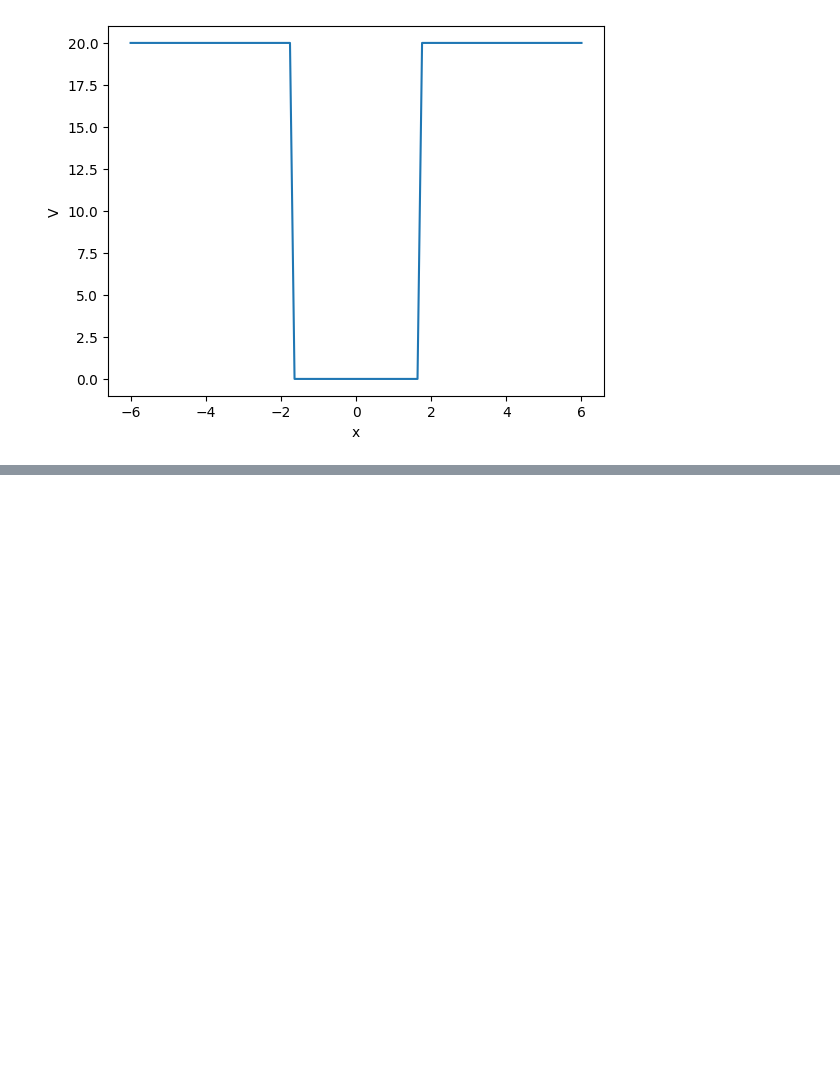
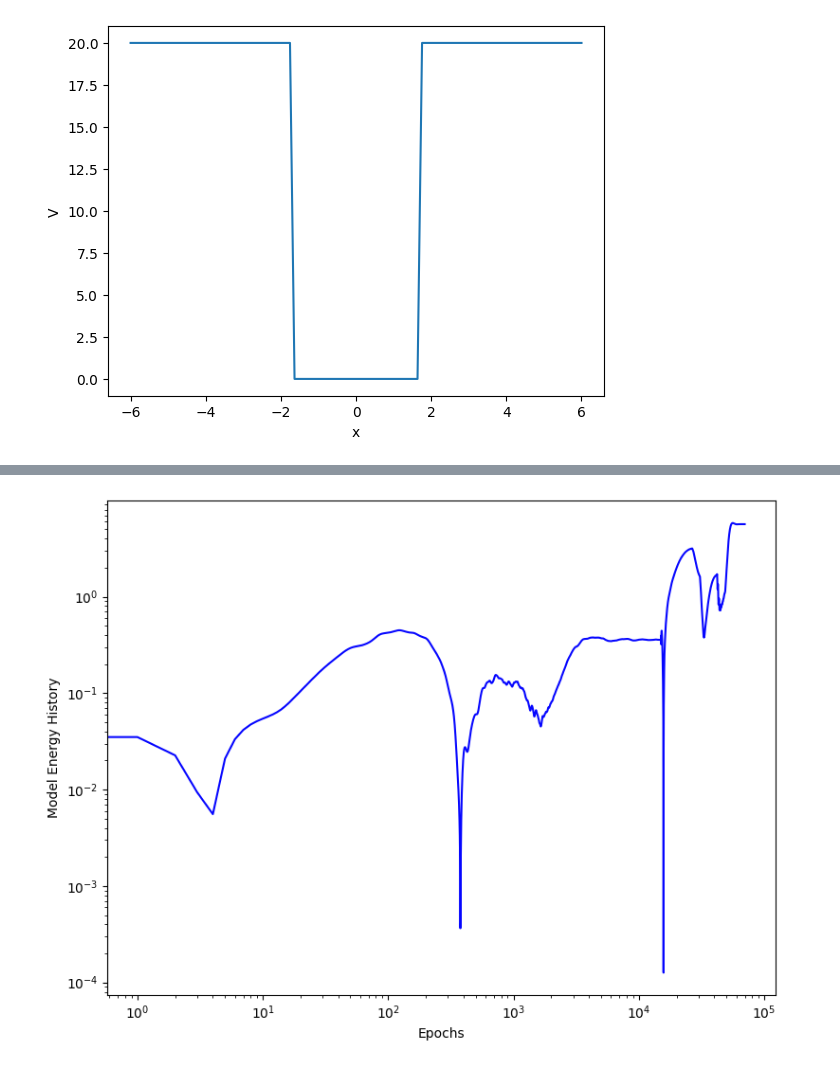
Before and after one commit to bornexmachina/eigen-pinns, a Jupyter notebook: quantum_pinns/single_finite_square_well.ipynb, the cells around one changed output, grey strips where cells are left out. Cells and saved outputs as stored; diff of their text form; code cells hidden in the pictures; blank space fills up the shorter version.

```diff
--- a/quantum_pinns/single_finite_square_well.ipynb
+++ b/quantum_pinns/single_finite_square_well.ipynb
@@ -404,0 +818,11 @@ loss_histories.keys()
+# %%
+xL = -6.
+xR = 6.
+boundary_condition = 0.
+num_grid_points = 1200
+hidden_dim = 100
+epochs = int(7e4)
+lr = 1e-2
+minibatch_number = 1
+
+best_model, loss_histories, runtime, last_model = train_nn(xL, xR, boundary_condition, hidden_dim, epochs, num_grid_points, lr, minibatch_number)
@@ -404,0 +847,8 @@ loss_histories.keys()
+# %%
+plt.figure(figsize = (8,6))
+plt.loglog(loss_histories.get('energy'),'-b',alpha=0.975);
+plt.ylabel('Model Energy History');
+plt.xlabel('Epochs');
+plt.tight_layout()
+# %% [output]
+[figure, added]
```
Also changed, not shown: parts of 11 cells of this notebook, 1 other file.
